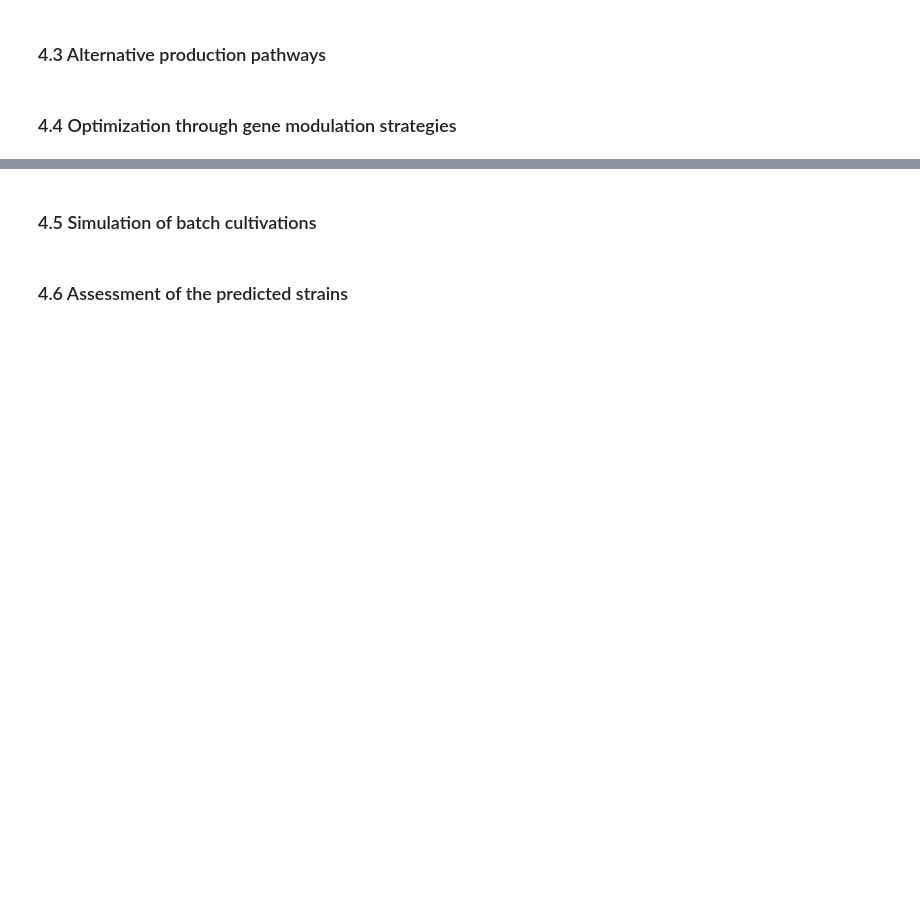
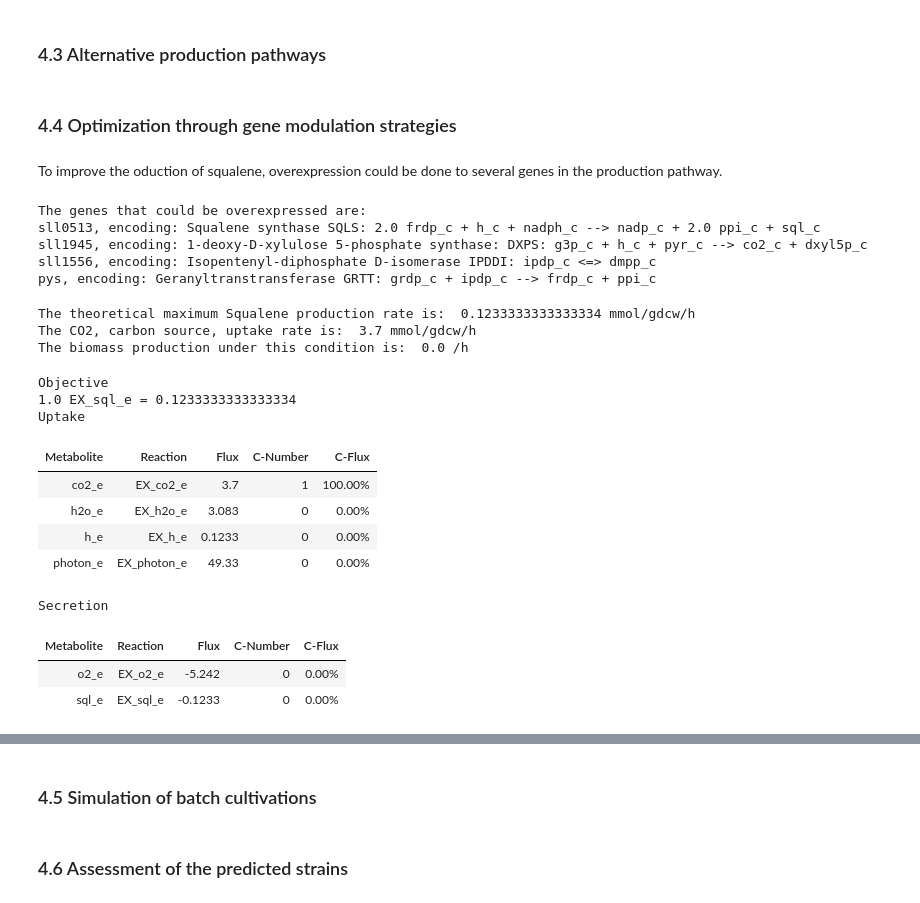
Before and after one commit to 27410/27410-group-assigment-group18_squalene_production, a Jupyter notebook: Report.ipynb, the cells around one changed output, grey strips where cells are left out. Cells and saved outputs as stored; diff of their text form; code cells hidden in the pictures; blank space fills up the shorter version.

```diff
--- a/Report.ipynb
+++ b/Report.ipynb
@@ -263,3 +262,5 @@ ppp4.plot(plotter)
 ### 4.3 Alternative production pathways
 # %% [markdown]
 ### 4.4 Optimization through gene modulation strategies
+# %% [markdown]
+To improve the oduction of squalene, overexpression could be done to several genes in the production pathway.
@@ -265,0 +271,51 @@ ppp4.plot(plotter)
+# %%
+#change the culture condition to be fully autotrophic as production needed
+co2OE=modelOE.reactions.get_by_id("EX_co2_e")
+photonOE=modelOE.reactions.get_by_id("EX_photon_e")
+hco3OE=modelOE.reactions.get_by_id("EX_hco3_e")
+
+co2OE.bounds=(-3.7,1000.0)
+hco3OE.bounds= (-3.7,1000.0)
+photonOE.bounds= (-100,0)
+
+medium = modelOE.medium
+medium["EX_glc__D_e"] = 0.0
+medium["EX_hco3_e"] = 0.0
+medium["EX_photon_e"]=54.5
+modelOE.medium = medium
+print("The genes that could be overexpressed are:")
+print("sll0513, encoding: Squalene synthase" , modelOE.reactions.get_by_id("SQLS"))
+print("sll1945, encoding: 1-deoxy-D-xylulose 5-phosphate synthase:" , modelOE.reactions.get_by_id("DXPS"))
+print("sll1556, encoding: Isopentenyl-diphosphate D-isomerase" , modelOE.reactions.get_by_id("IPDDI"))
+print("pys, encoding: Geranyltranstransferase" , modelOE.reactions.get_by_id("GRTT"))
+# %% [output]
+The genes that could be overexpressed are:
+sll0513, encoding: Squalene synthase SQLS: 2.0 frdp_c + h_c + nadph_c --> nadp_c + 2.0 ppi_c + sql_c
+sll1945, encoding: 1-deoxy-D-xylulose 5-phosphate synthase: DXPS: g3p_c + h_c + pyr_c --> co2_c + dxyl5p_c
+sll1556, encoding: Isopentenyl-diphosphate D-isomerase IPDDI: ipdp_c <=> dmpp_c
+pys, encoding: Geranyltranstransferase GRTT: grdp_c + ipdp_c --> frdp_c + ppi_c
+# %%
+#change objective to squalene production
+modelOE.objective = "EX_sql_e"
+print("The theoretical maximum Squalene production rate is: ", modelOE.optimize().objective_value, "mmol/gdcw/h")
+print("The CO2, carbon source, uptake rate is: ", -modelOE.optimize().fluxes['EX_co2_e'], "mmol/gdcw/h")
+print("The biomass production under this condition is: " , modelOE.optimize().fluxes['BIOMASS_Ec_SynAuto'], "/h")
+# %% [output]
+The theoretical maximum Squalene production rate is:  0.1233333333333334 mmol/gdcw/h
+The CO2, carbon source, uptake rate is:  3.7 mmol/gdcw/h
+The biomass production under this condition is:  0.0 /h
+# %%
+modelOE.summary()
+# %% [output]
+Objective
+1.0 EX_sql_e = 0.1233333333333334
+Uptake
+| Metabolite | Reaction | Flux | C-Number | C-Flux |
+| co2_e | EX_co2_e | 3.7 | 1 | 100.00% |
+| h2o_e | EX_h2o_e | 3.083 | 0 | 0.00% |
+| h_e | EX_h_e | 0.1233 | 0 | 0.00% |
+| photon_e | EX_photon_e | 49.33 | 0 | 0.00% |
+Secretion
+| Metabolite | Reaction | Flux | C-Number | C-Flux |
+| o2_e | EX_o2_e | -5.242 | 0 | 0.00% |
+| sql_e | EX_sql_e | -0.1233 | 0 | 0.00% |
```
Also changed, not shown: parts of 8 cells of this notebook, 2 other files.
